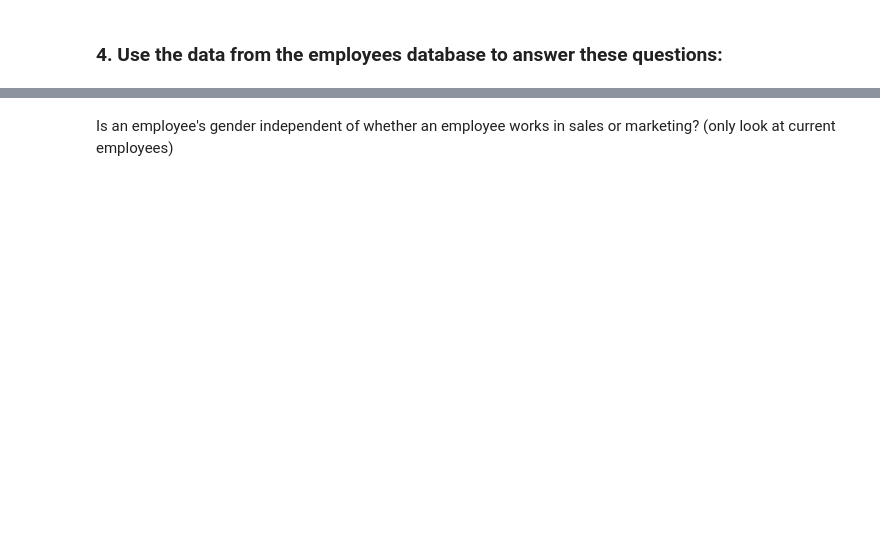
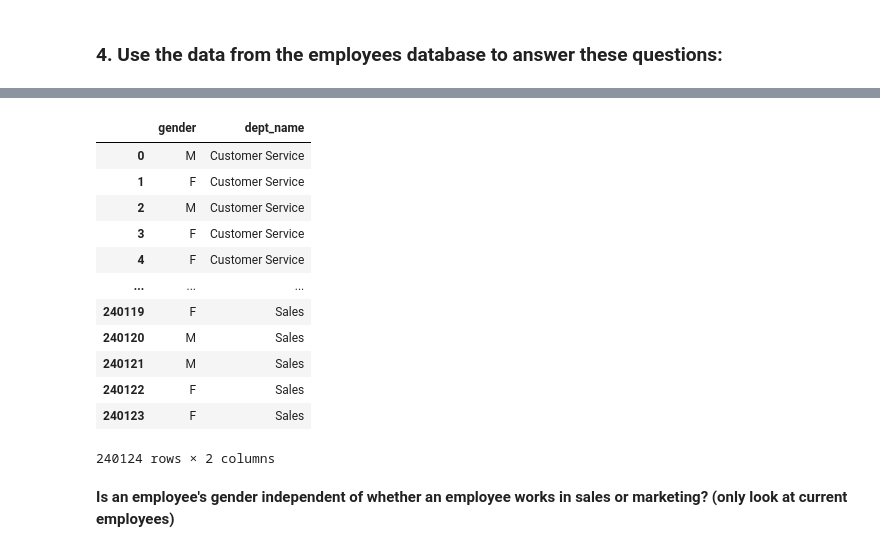
Before and after one commit to carlopdeleon/statistics-exercises, a Jupyter notebook: hypothesis_testing.ipynb, the cells around one changed output, grey strips where cells are left out. Saved outputs shown, nothing was run; the diff lists cells and outputs as text; code cells hidden in the pictures; blank space fills up the shorter version.

```diff
--- a/hypothesis_testing.ipynb
+++ b/hypothesis_testing.ipynb
@@ -1200,2 +1337,19 @@ mpg
+# %%
+gender_dept = pd.read_sql('select gender, dept_name from employees join dept_emp using(emp_no) join departments using(dept_no) where to_date > now()', url)
+gender_dept
+# %% [output]
+|  | gender | dept_name |
+| 0 | M | Customer Service |
+| 1 | F | Customer Service |
+| 2 | M | Customer Service |
+| 3 | F | Customer Service |
+| 4 | F | Customer Service |
+| ... | ... | ... |
+| 240119 | F | Sales |
+| 240120 | M | Sales |
+| 240121 | M | Sales |
+| 240122 | F | Sales |
+| 240123 | F | Sales |
+240124 rows × 2 columns
 # %% [markdown]
-Is an employee's gender independent of whether an employee works in sales or marketing? (only look at current employees)
+**Is an employee's gender independent of whether an employee works in sales or marketing? (only look at current employees)**
```
Also changed, not shown: parts of 31 cells of this notebook.
